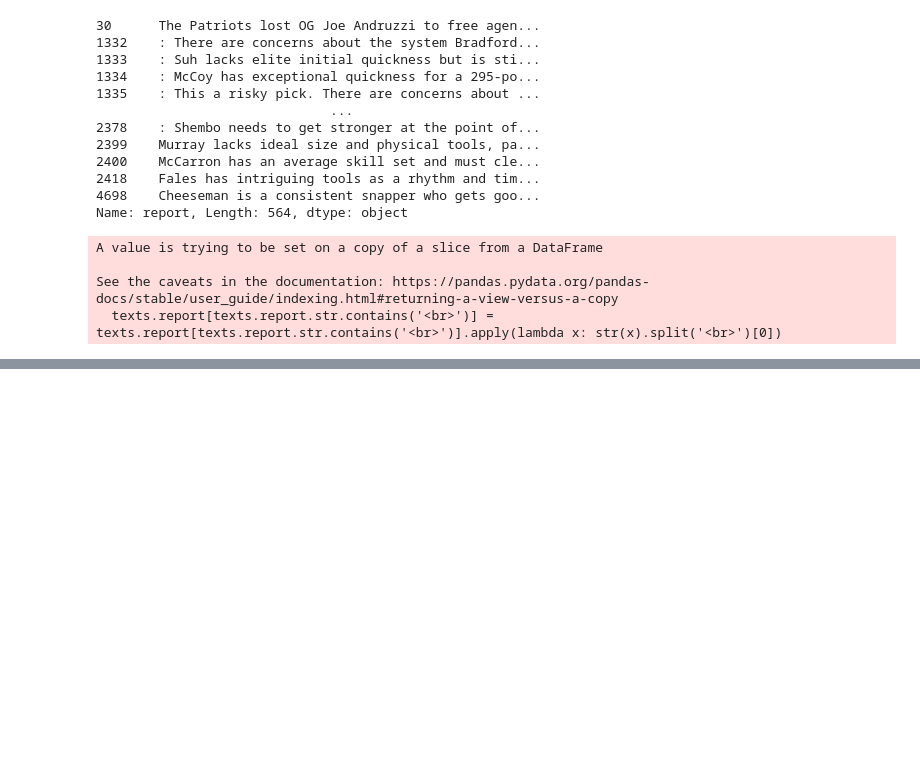
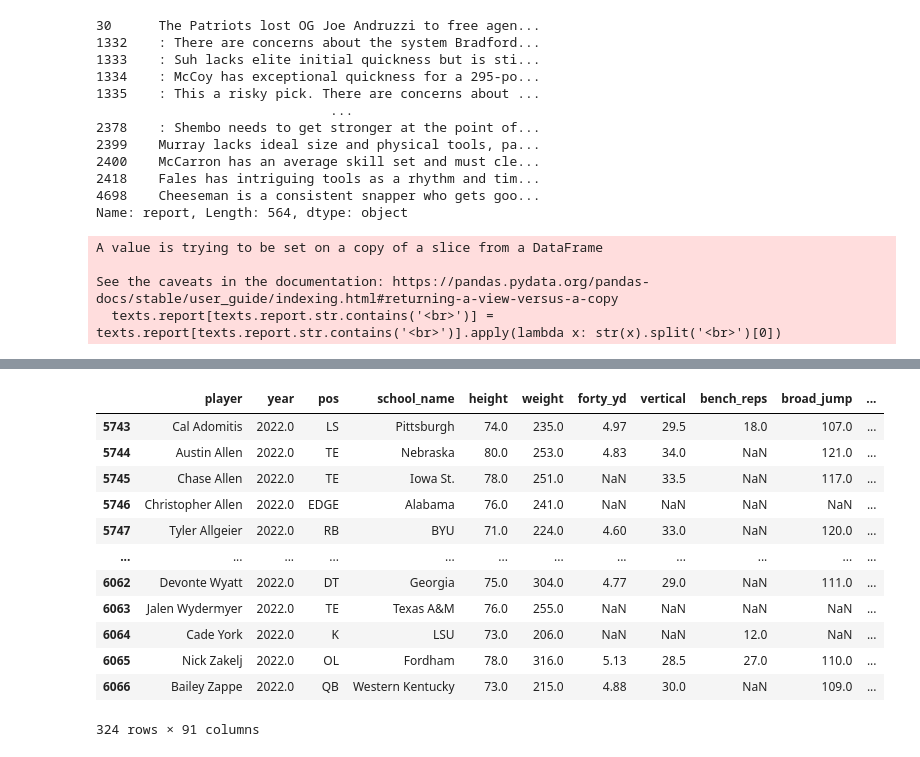
Before and after one commit to jpalgon/Draft_Scouting, a Jupyter notebook: Data Cleaning.ipynb, the cells around one changed output, grey strips where cells are left out. Drawn from its saved outputs; the diff is of its cells as text; code cells hidden in the pictures; blank space fills up the shorter version.

```diff
--- a/Data Cleaning.ipynb
+++ b/Data Cleaning.ipynb
@@ -282,2 +408,22 @@ cv.get_feature_names_out()
+# %%
+combine = pd.read_parquet('./Data/origround.parquet')
+# %%
+combine2022 = combine[combine.year == 2022]
+# %%
+combine2022
+# %% [output]
+|  | player | year | pos | school_name | height | weight | forty_yd | vertical | bench_reps | broad_jump | ... |
+| 5743 | Cal Adomitis | 2022.0 | LS | Pittsburgh | 74.0 | 235.0 | 4.97 | 29.5 | 18.0 | 107.0 | ... |
+| 5744 | Austin Allen | 2022.0 | TE | Nebraska | 80.0 | 253.0 | 4.83 | 34.0 | NaN | 121.0 | ... |
+| 5745 | Chase Allen | 2022.0 | TE | Iowa St. | 78.0 | 251.0 | NaN | 33.5 | NaN | 117.0 | ... |
+| 5746 | Christopher Allen | 2022.0 | EDGE | Alabama | 76.0 | 241.0 | NaN | NaN | NaN | NaN | ... |
+| 5747 | Tyler Allgeier | 2022.0 | RB | BYU | 71.0 | 224.0 | 4.60 | 33.0 | NaN | 120.0 | ... |
+| ... | ... | ... | ... | ... | ... | ... | ... | ... | ... | ... | ... |
+| 6062 | Devonte Wyatt | 2022.0 | DT | Georgia | 75.0 | 304.0 | 4.77 | 29.0 | NaN | 111.0 | ... |
+| 6063 | Jalen Wydermyer | 2022.0 | TE | Texas A&M | 76.0 | 255.0 | NaN | NaN | NaN | NaN | ... |
+| 6064 | Cade York | 2022.0 | K | LSU | 73.0 | 206.0 | NaN | NaN | 12.0 | NaN | ... |
+| 6065 | Nick Zakelj | 2022.0 | OL | Fordham | 78.0 | 316.0 | 5.13 | 28.5 | 27.0 | 110.0 | ... |
+| 6066 | Bailey Zappe | 2022.0 | QB | Western Kentucky | 73.0 | 215.0 | 4.88 | 30.0 | NaN | 109.0 | ... |
+324 rows × 91 columns
 # %%
 #texts.to_parquet('./Data/draft_reports.parquet')
```
Also changed, not shown: parts of 34 cells of this notebook, 4 other files.
